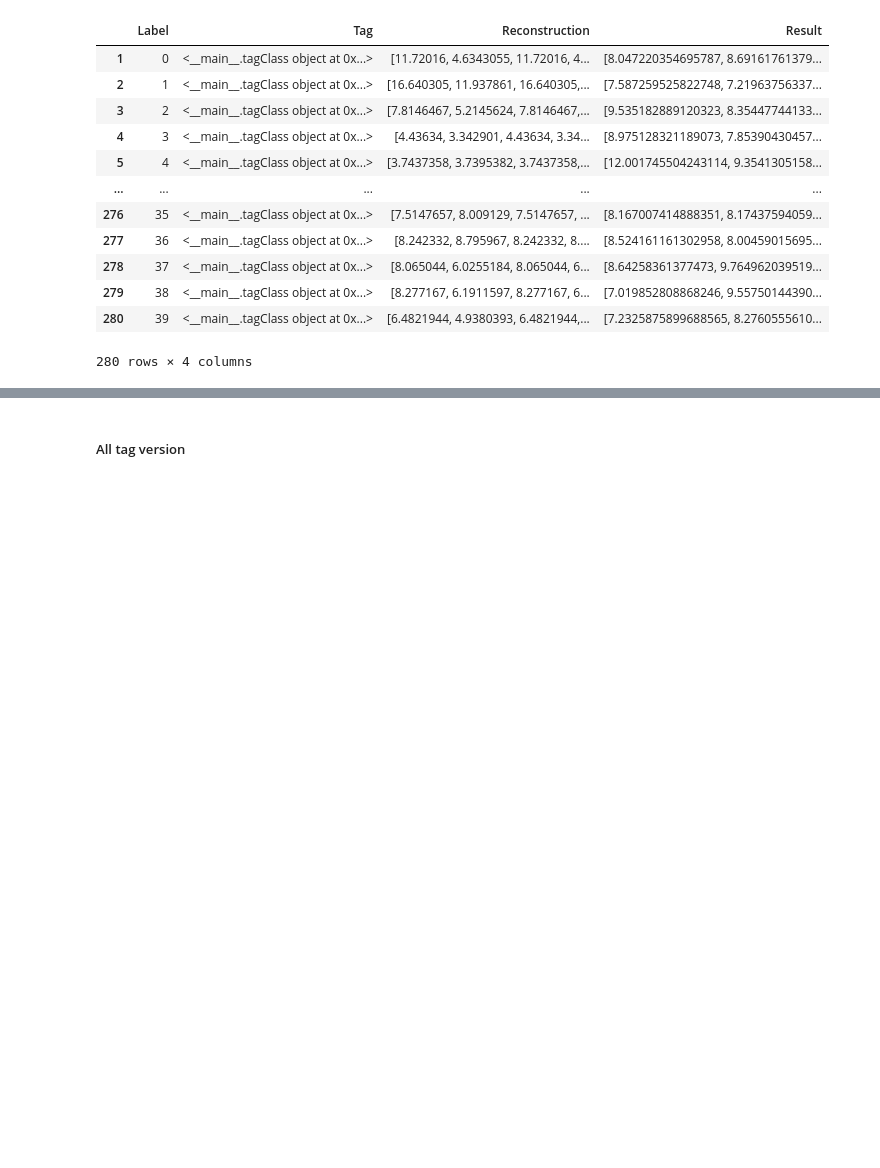
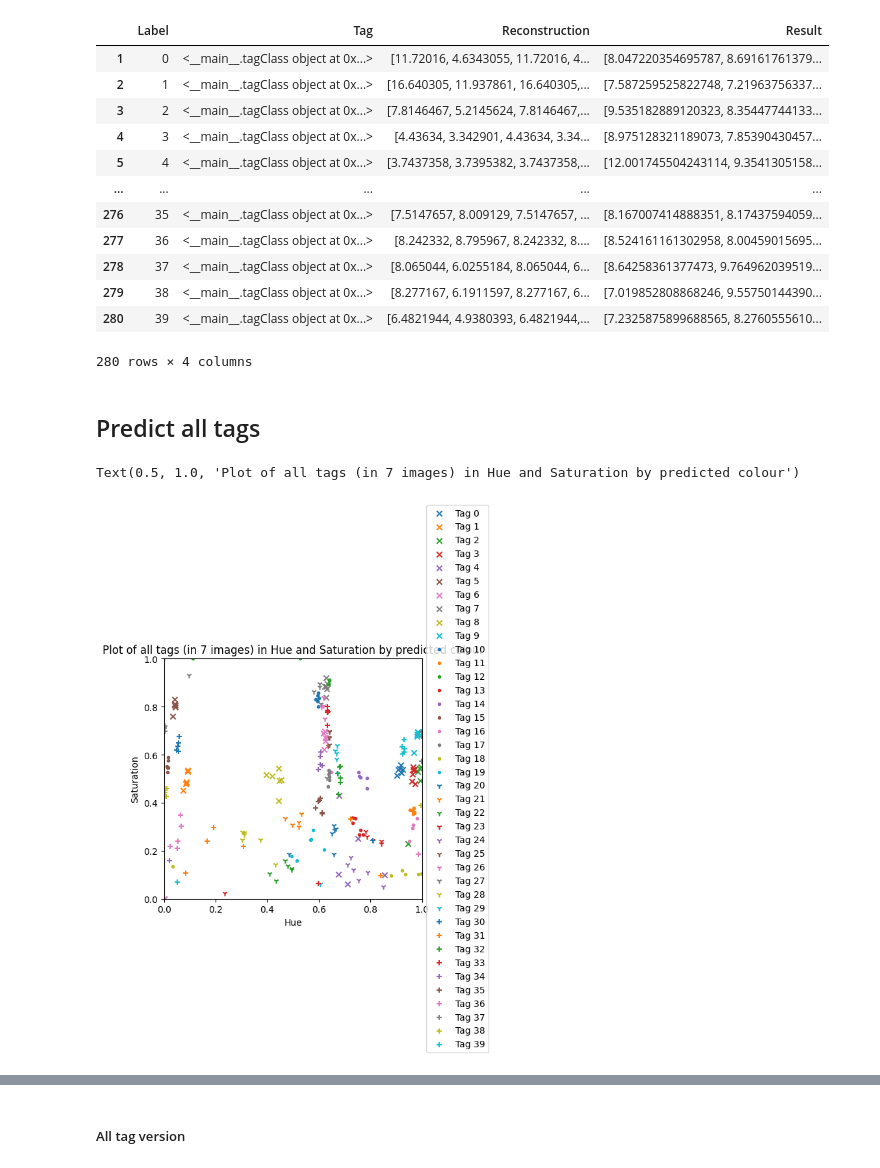
Before and after one commit to acb21kb/bumblebee-tags, a Jupyter notebook: open_files.ipynb, the cells around one changed output, grey strips where cells are left out. Cells and saved outputs as stored; diff of their text form; code cells hidden in the pictures; blank space fills up the shorter version.

```diff
--- a/open_files.ipynb
+++ b/open_files.ipynb
@@ -655,3 +655,5 @@ allTagPred
 | 279 | 38 | <__main__.tagClass object at 0x...> | [8.277167, 6.1911597, 8.277167, 6... | [7.019852808868246, 9.55750144390... |
 | 280 | 39 | <__main__.tagClass object at 0x...> | [6.4821944, 4.9380393, 6.4821944,... | [7.2325875899688565, 8.2760555610... |
 280 rows × 4 columns
+# %% [markdown]
+## Predict all tags
@@ -657,0 +685,25 @@ allTagPred
+# %%
+ax = plt.axes()
+
+for label in range(by_tag.shape[0]):
+    if label < 10:
+        marker = 'x'
+    elif label < 20:
+        marker = '.'
+    elif label < 30:
+        marker = '1'
+    else:
+        marker = '+'
+    tagHS = np.array([[h, s] for (h, _, s) in [colorsys.rgb_to_hls(c[0], c[1], c[2]) for c in by_tag[label]]])
+    plt.scatter(tagHS[:, 0], tagHS[:, 1], marker=marker, label=f'Tag {label}')
+
+ax.set(xlim=(0, 1.0), ylim=(0, 1.0))
+box = ax.get_position()
+ax.set_position([box.x0, box.y0, box.width * 0.8, box.height])
+ax.legend(loc='center left', bbox_to_anchor=(1, 0.5))
+plt.xlabel('Hue')
+plt.ylabel('Saturation')
+plt.title(label='Plot of all tags (in 7 images) in Hue and Saturation by predicted colour')
+# %% [output]
+Text(0.5, 1.0, 'Plot of all tags (in 7 images) in Hue and Saturation by predicted colour')
+[figure, added]
```
Also changed, not shown: parts of 12 cells of this notebook.
